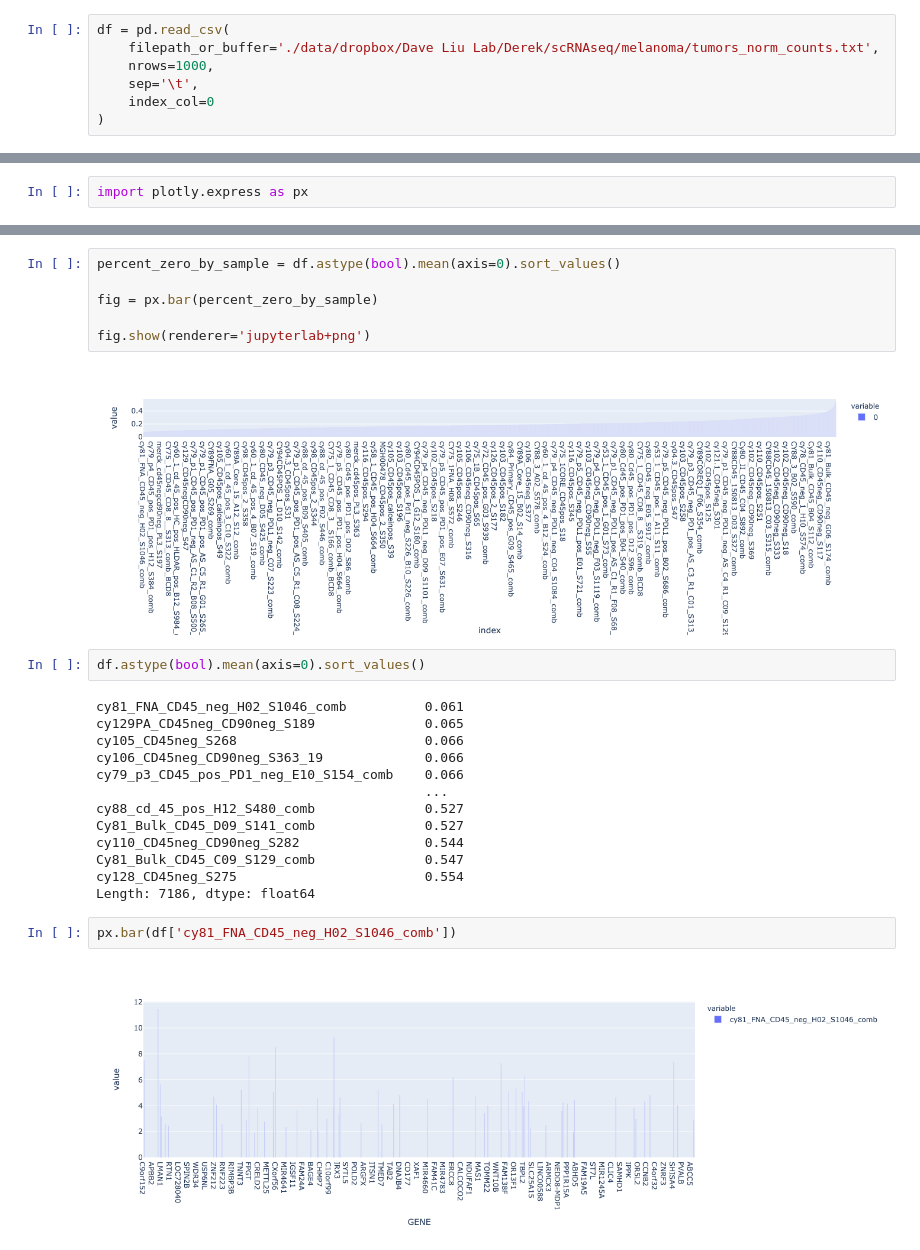
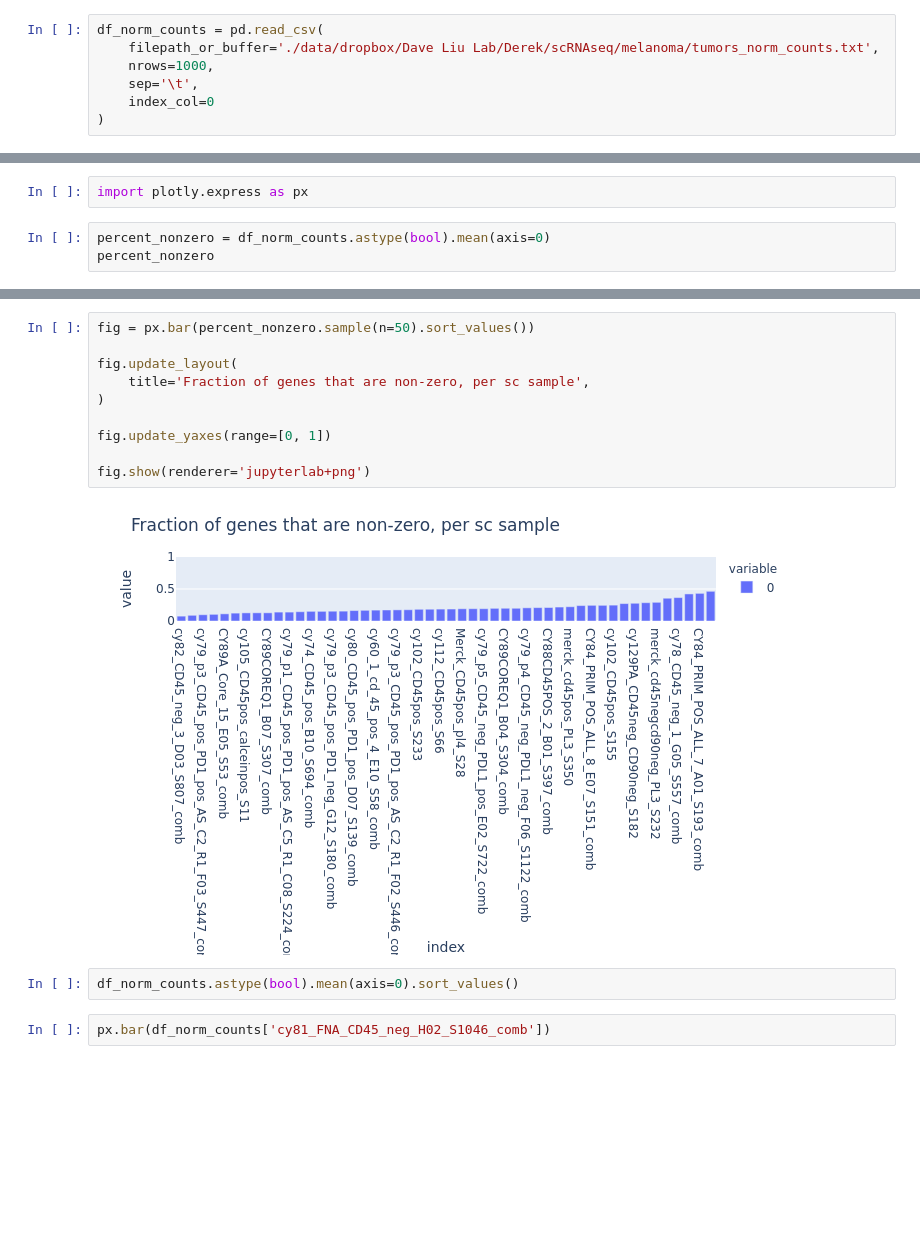
Before and after one commit to davidliu-lab/deconv, a Jupyter notebook: Load data from Derek's txt files.ipynb, the cells around one changed output, grey strips where cells are left out. Saved outputs shown, nothing was run; the diff lists cells and outputs as text; blank space fills up the shorter version.

```diff
--- a/Load data from Derek's txt files.ipynb
+++ b/Load data from Derek's txt files.ipynb
@@ -8,5 +22,5 @@ os.listdir('./data/dropbox/Dave Liu Lab/Derek/scRNAseq/melanoma/')
 # %%
-df = pd.read_csv(
+df_norm_counts = pd.read_csv(
     filepath_or_buffer='./data/dropbox/Dave Liu Lab/Derek/scRNAseq/melanoma/tumors_norm_counts.txt',
     nrows=1000,
     sep='\t',
@@ -53,3 +93,6 @@ dtype: float64
 import numpy as np
 # %%
 import plotly.express as px
+# %%
+percent_nonzero = df_norm_counts.astype(bool).mean(axis=0)
+percent_nonzero
@@ -56,27 +112,16 @@ import plotly.express as px
+# %%
+fig = px.bar(percent_nonzero.sample(n=50).sort_values())
+
+fig.update_layout(
+    title='Fraction of genes that are non-zero, per sc sample',
+)
+
+fig.update_yaxes(range=[0, 1])
+
+fig.show(renderer='jupyterlab+png')
+# %% [output]
+[figure, added]
 # %%
-percent_zero_by_sample = df.astype(bool).mean(axis=0).sort_values()
-
-fig = px.bar(percent_zero_by_sample)
-
-fig.show(renderer='jupyterlab+png')
+df_norm_counts.astype(bool).mean(axis=0).sort_values()
-# %% [output]
-[figure, removed]
-# %%
-df.astype(bool).mean(axis=0).sort_values()
-# %% [output]
-cy81_FNA_CD45_neg_H02_S1046_comb          0.061
-cy129PA_CD45neg_CD90neg_S189              0.065
-cy105_CD45neg_S268                        0.066
-cy106_CD45neg_CD90neg_S363_19             0.066
-cy79_p3_CD45_pos_PD1_neg_E10_S154_comb    0.066
-                                          ...
-cy88_cd_45_pos_H12_S480_comb              0.527
-Cy81_Bulk_CD45_D09_S141_comb              0.527
-cy110_CD45neg_CD90neg_S282                0.544
-Cy81_Bulk_CD45_C09_S129_comb              0.547
-cy128_CD45neg_S275                        0.554
-Length: 7186, dtype: float64
 # %%
-px.bar(df['cy81_FNA_CD45_neg_H02_S1046_comb'])
+px.bar(df_norm_counts['cy81_FNA_CD45_neg_H02_S1046_comb'])
-# %% [output]
-[figure, removed]
```
Also changed, not shown: parts of 8 cells of this notebook, 1 other file.
